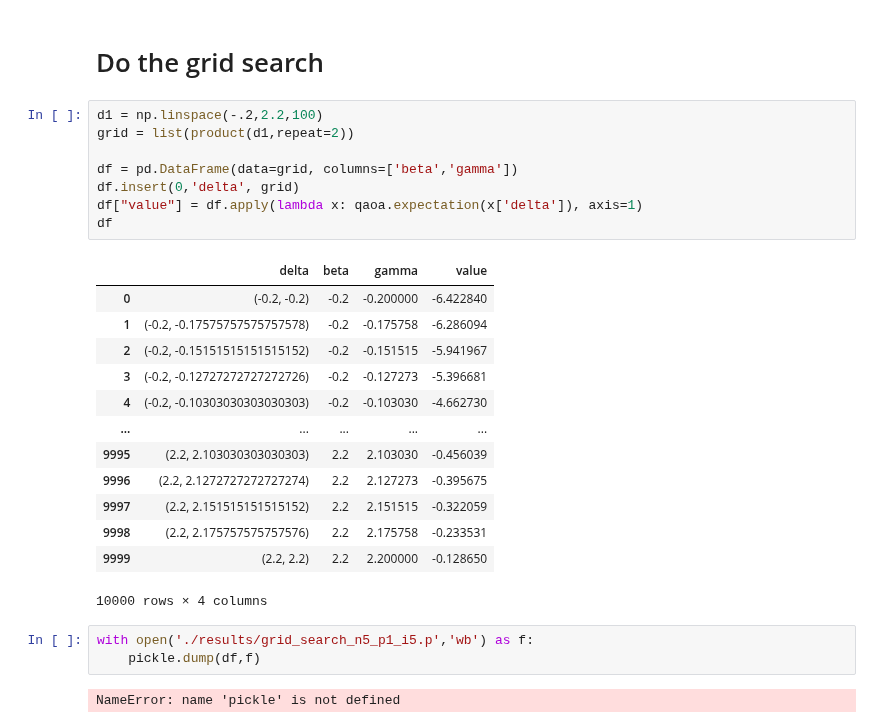
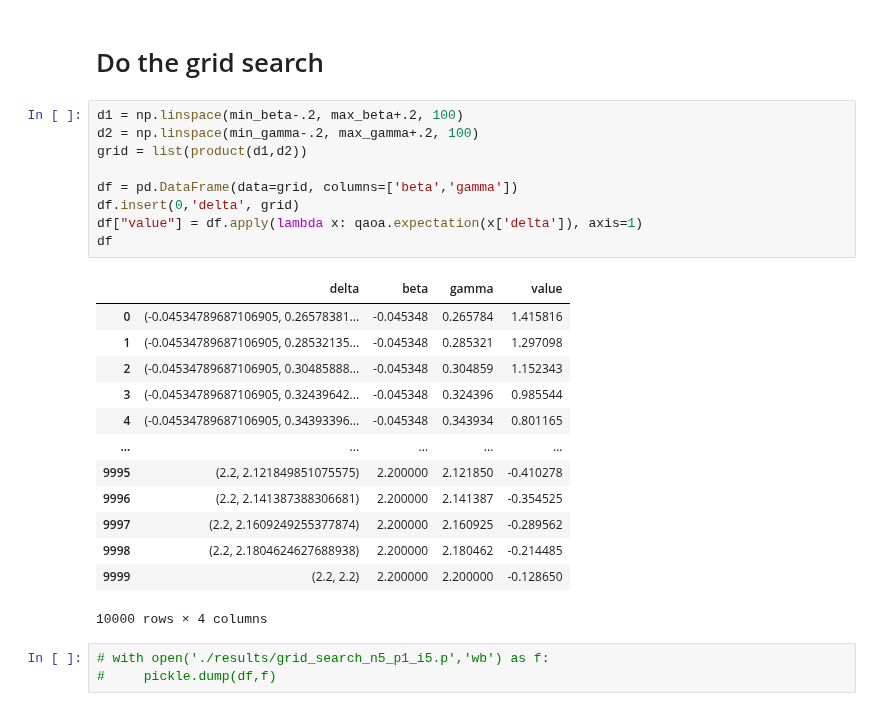
Before and after one commit to LeonhardRichter/TDVP_and_QAOA, a Jupyter notebook: grid_search.ipynb, the cells around one changed output. Saved outputs shown, nothing was run; the diff lists cells and outputs as text.

```diff
--- a/grid_search.ipynb
+++ b/grid_search.ipynb
@@ -88,29 +91,28 @@ print(max_gamma)
 # %% [markdown]
 # Do the grid search
 # %%
-d1 = np.linspace(-.2,2.2,100)
-grid = list(product(d1,repeat=2))
+d1 = np.linspace(min_beta-.2, max_beta+.2, 100)
+d2 = np.linspace(min_gamma-.2, max_gamma+.2, 100)
+grid = list(product(d1,d2))
 
 df = pd.DataFrame(data=grid, columns=['beta','gamma'])
 df.insert(0,'delta', grid)
 df["value"] = df.apply(lambda x: qaoa.expectation(x['delta']), axis=1)
 df
 # %% [output]
 |  | delta | beta | gamma | value |
-| 0 | (-0.2, -0.2) | -0.2 | -0.200000 | -6.422840 |
-| 1 | (-0.2, -0.17575757575757578) | -0.2 | -0.175758 | -6.286094 |
-| 2 | (-0.2, -0.15151515151515152) | -0.2 | -0.151515 | -5.941967 |
-| 3 | (-0.2, -0.12727272727272726) | -0.2 | -0.127273 | -5.396681 |
-| 4 | (-0.2, -0.10303030303030303) | -0.2 | -0.103030 | -4.662730 |
+| 0 | (-0.04534789687106905, 0.26578381... | -0.045348 | 0.265784 | 1.415816 |
+| 1 | (-0.04534789687106905, 0.28532135... | -0.045348 | 0.285321 | 1.297098 |
+| 2 | (-0.04534789687106905, 0.30485888... | -0.045348 | 0.304859 | 1.152343 |
+| 3 | (-0.04534789687106905, 0.32439642... | -0.045348 | 0.324396 | 0.985544 |
+| 4 | (-0.04534789687106905, 0.34393396... | -0.045348 | 0.343934 | 0.801165 |
 | ... | ... | ... | ... | ... |
-| 9995 | (2.2, 2.103030303030303) | 2.2 | 2.103030 | -0.456039 |
-| 9996 | (2.2, 2.1272727272727274) | 2.2 | 2.127273 | -0.395675 |
-| 9997 | (2.2, 2.151515151515152) | 2.2 | 2.151515 | -0.322059 |
-| 9998 | (2.2, 2.175757575757576) | 2.2 | 2.175758 | -0.233531 |
-| 9999 | (2.2, 2.2) | 2.2 | 2.200000 | -0.128650 |
+| 9995 | (2.2, 2.121849851075575) | 2.200000 | 2.121850 | -0.410278 |
+| 9996 | (2.2, 2.141387388306681) | 2.200000 | 2.141387 | -0.354525 |
+| 9997 | (2.2, 2.1609249255377874) | 2.200000 | 2.160925 | -0.289562 |
+| 9998 | (2.2, 2.1804624627688938) | 2.200000 | 2.180462 | -0.214485 |
+| 9999 | (2.2, 2.2) | 2.200000 | 2.200000 | -0.128650 |
 10000 rows × 4 columns
 # %%
-with open('./results/grid_search_n5_p1_i5.p','wb') as f:
-    pickle.dump(df,f)
+# with open('./results/grid_search_n5_p1_i5.p','wb') as f:
+#     pickle.dump(df,f)
-# %% [output]
-NameError: name 'pickle' is not defined
```
Also changed, not shown: parts of 6 cells of this notebook, 3 other files.
